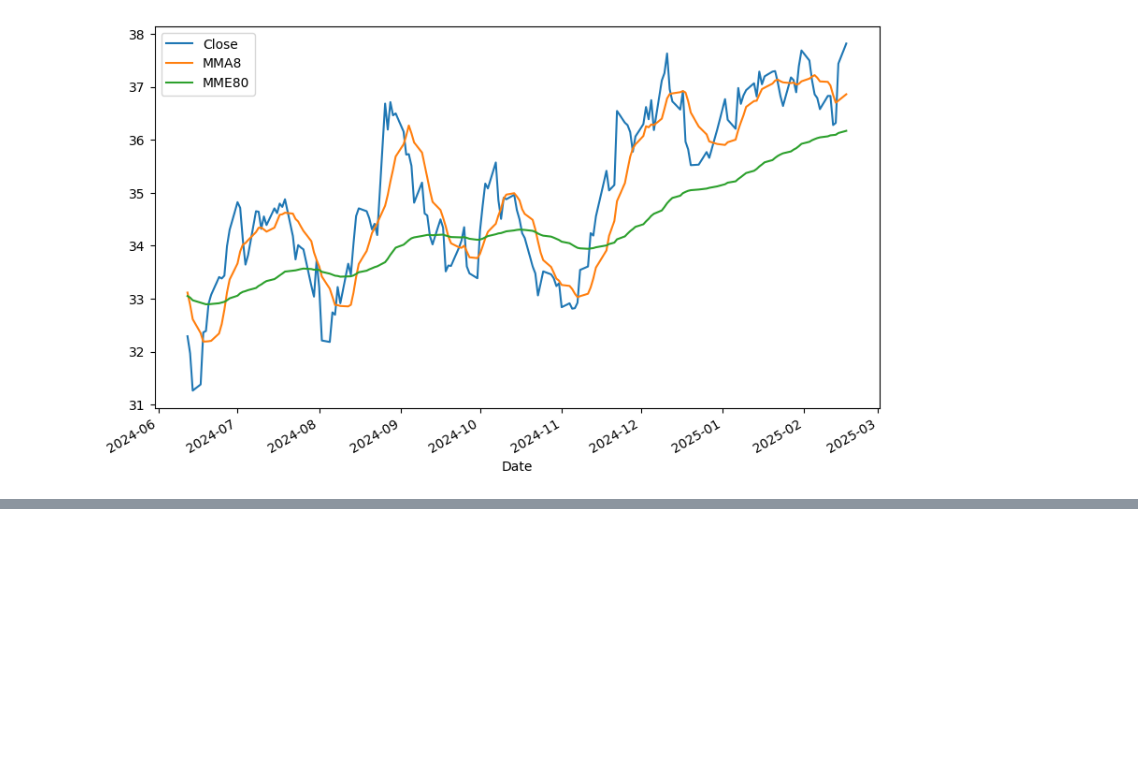
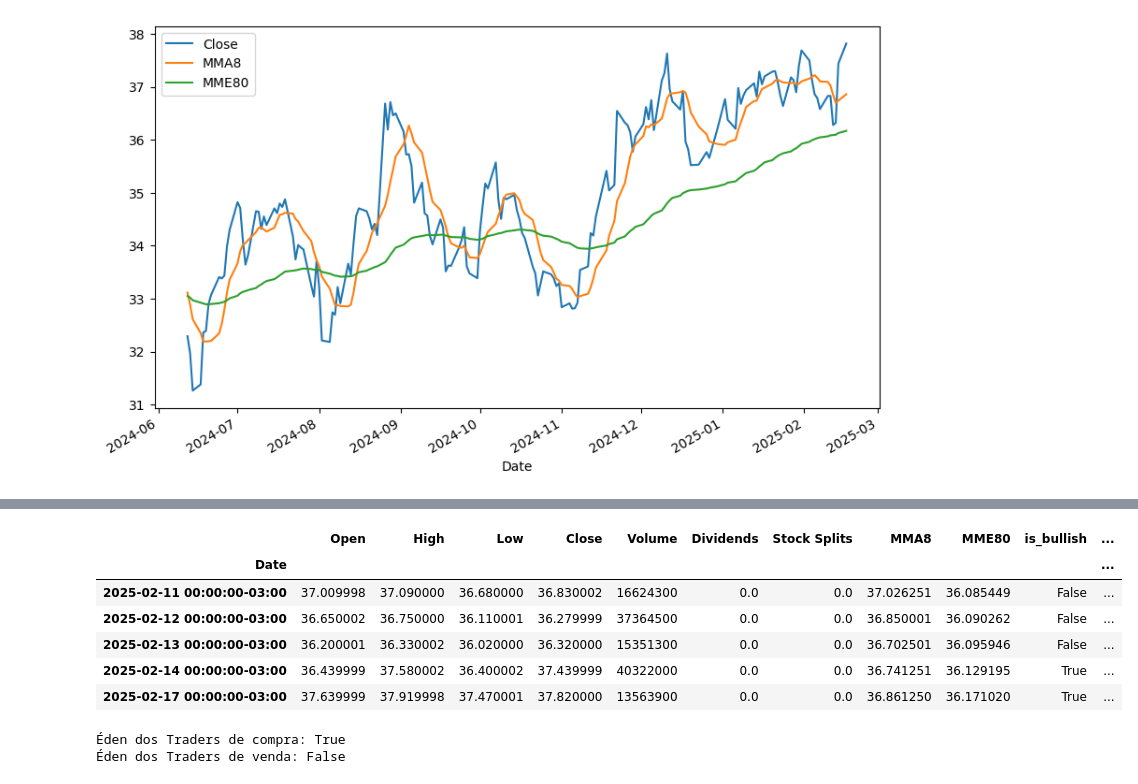
Before and after one commit to quantbrasil/youtube, a Jupyter notebook: src/002_Moving_Averages.ipynb, the cells around one changed output, grey strips where cells are left out. Saved outputs shown, nothing was run; the diff lists cells and outputs as text; code cells hidden in the pictures; blank space fills up the shorter version.

Commit message:
Implement Traders' Eden strategy backtest for stock trading

```diff
--- a/src/002_Moving_Averages.ipynb
+++ b/src/002_Moving_Averages.ipynb
@@ -85,0 +91,30 @@ df[["Close", "MMA8", "MME80"]].plot(figsize=(10, 6))
+# %%
+df["is_bullish"] = (
+    (df["MMA8"] > df["MMA8"].shift(1)) &
+    (df["MME80"] > df["MME80"].shift(1)) &
+    (df["Close"] > df["MMA8"]) &
+    (df["Close"] > df["MME80"])
+)
+
+df["is_bearish"] = (
+    (df["MMA8"] < df["MMA8"].shift(1)) &
+    (df["MME80"] < df["MME80"].shift(1)) &
+    (df["Close"] < df["MMA8"]) &
+    (df["Close"] < df["MME80"])
+)
+
+df.tail()
+# %% [output]
+|  | Open | High | Low | Close | Volume | Dividends | Stock Splits | MMA8 | MME80 | is_bullish | ... |
+| Date |  |  |  |  |  |  |  |  |  |  | ... |
+| 2025-02-11 00:00:00-03:00 | 37.009998 | 37.090000 | 36.680000 | 36.830002 | 16624300 | 0.0 | 0.0 | 37.026251 | 36.085449 | False | ... |
+| 2025-02-12 00:00:00-03:00 | 36.650002 | 36.750000 | 36.110001 | 36.279999 | 37364500 | 0.0 | 0.0 | 36.850001 | 36.090262 | False | ... |
+| 2025-02-13 00:00:00-03:00 | 36.200001 | 36.330002 | 36.020000 | 36.320000 | 15351300 | 0.0 | 0.0 | 36.702501 | 36.095946 | False | ... |
+| 2025-02-14 00:00:00-03:00 | 36.439999 | 37.580002 | 36.400002 | 37.439999 | 40322000 | 0.0 | 0.0 | 36.741251 | 36.129195 | True | ... |
+| 2025-02-17 00:00:00-03:00 | 37.639999 | 37.919998 | 37.470001 | 37.820000 | 13563900 | 0.0 | 0.0 | 36.861250 | 36.171020 | True | ... |
+# %%
+print(f"Éden dos Traders de compra: {df['is_bullish'].iloc[-1]}")
+print(f"Éden dos Traders de venda: {df['is_bearish'].iloc[-1]}")
+# %% [output]
+Éden dos Traders de compra: True
+Éden dos Traders de venda: False
```
Also changed, not shown: parts of 1 cell of this notebook, 1 other file.
